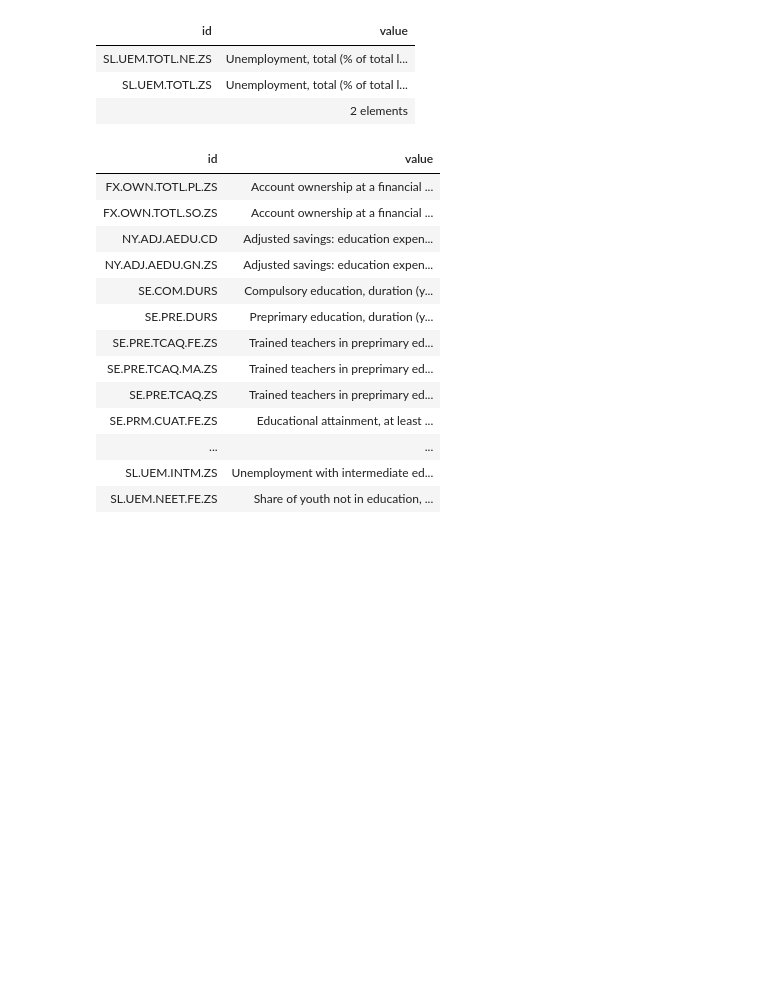
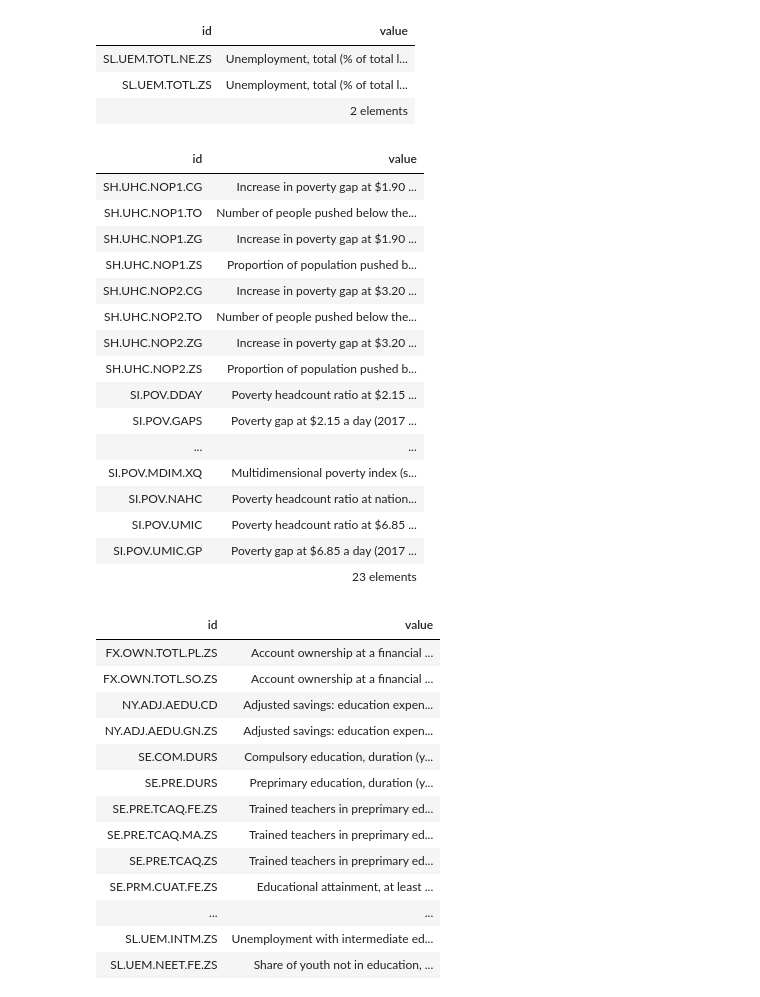
Before and after one commit to JaimeSastreCrespo/DAFT_1022, a Jupyter notebook: Module_1/Project_Week_2_Creating-Database/Project_Poverty.ipynb, the cells around one changed output. Cells and saved outputs as stored; diff of their text form; code cells hidden in the pictures; blank space fills up the shorter version.

```diff
--- a/Module_1/Project_Week_2_Creating-Database/Project_Poverty.ipynb
+++ b/Module_1/Project_Week_2_Creating-Database/Project_Poverty.ipynb
@@ -99,6 +99,26 @@ wb.series.info(q="Unemployment, total (% of total labor force)")
 | SL.UEM.TOTL.NE.ZS | Unemployment, total (% of total l... |
 | SL.UEM.TOTL.ZS | Unemployment, total (% of total l... |
 |  | 2 elements |
+# %%
+wb.series.info(q="poverty")
+# %% [output]
+| id | value |
+| SH.UHC.NOP1.CG | Increase in poverty gap at $1.90 ... |
+| SH.UHC.NOP1.TO | Number of people pushed below the... |
+| SH.UHC.NOP1.ZG | Increase in poverty gap at $1.90 ... |
+| SH.UHC.NOP1.ZS | Proportion of population pushed b... |
+| SH.UHC.NOP2.CG | Increase in poverty gap at $3.20 ... |
+| SH.UHC.NOP2.TO | Number of people pushed below the... |
+| SH.UHC.NOP2.ZG | Increase in poverty gap at $3.20 ... |
+| SH.UHC.NOP2.ZS | Proportion of population pushed b... |
+| SI.POV.DDAY | Poverty headcount ratio at $2.15 ... |
+| SI.POV.GAPS | Poverty gap at $2.15 a day (2017 ... |
+| ... | ... |
+| SI.POV.MDIM.XQ | Multidimensional poverty index (s... |
+| SI.POV.NAHC | Poverty headcount ratio at nation... |
+| SI.POV.UMIC | Poverty headcount ratio at $6.85 ... |
+| SI.POV.UMIC.GP | Poverty gap at $6.85 a day (2017 ... |
+|  | 23 elements |
 # %%
 wb.series.info(q="education")
 # %% [output]
```
Also changed, not shown: parts of 7 cells of this notebook, 9 other files.
